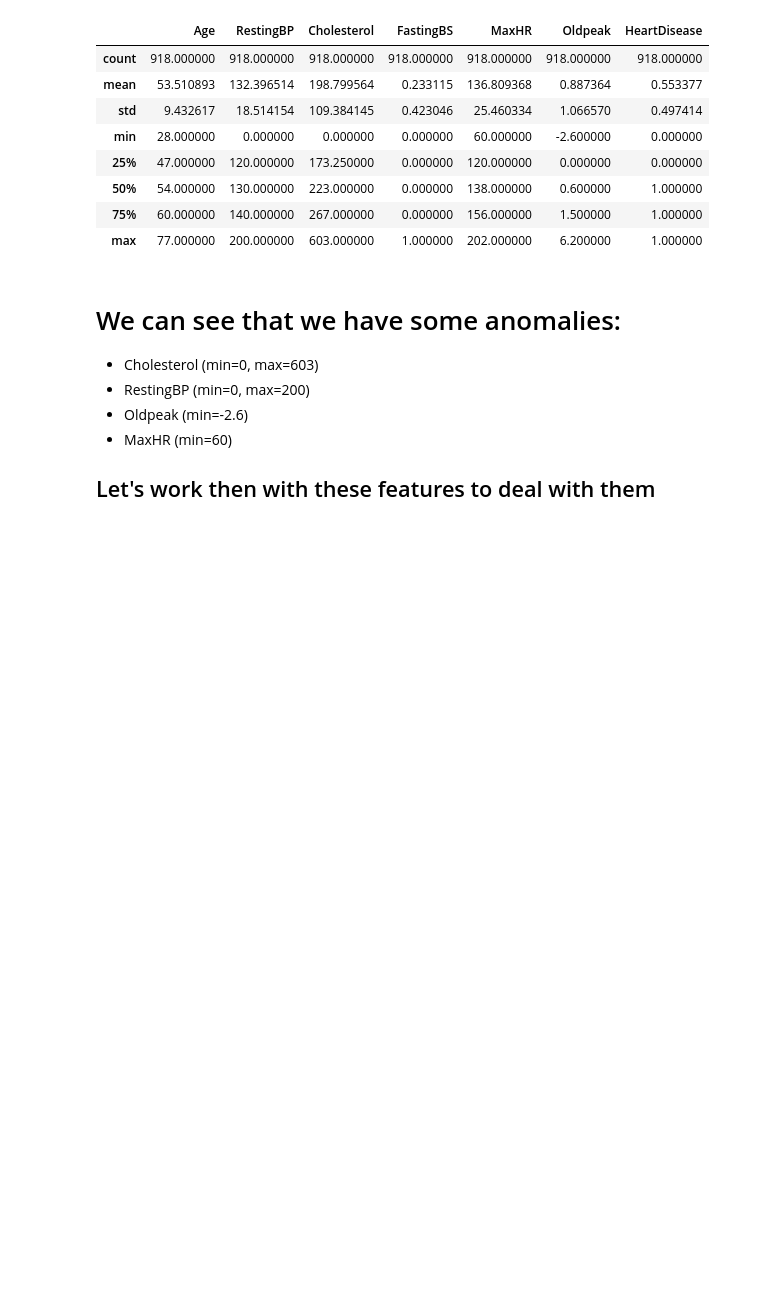
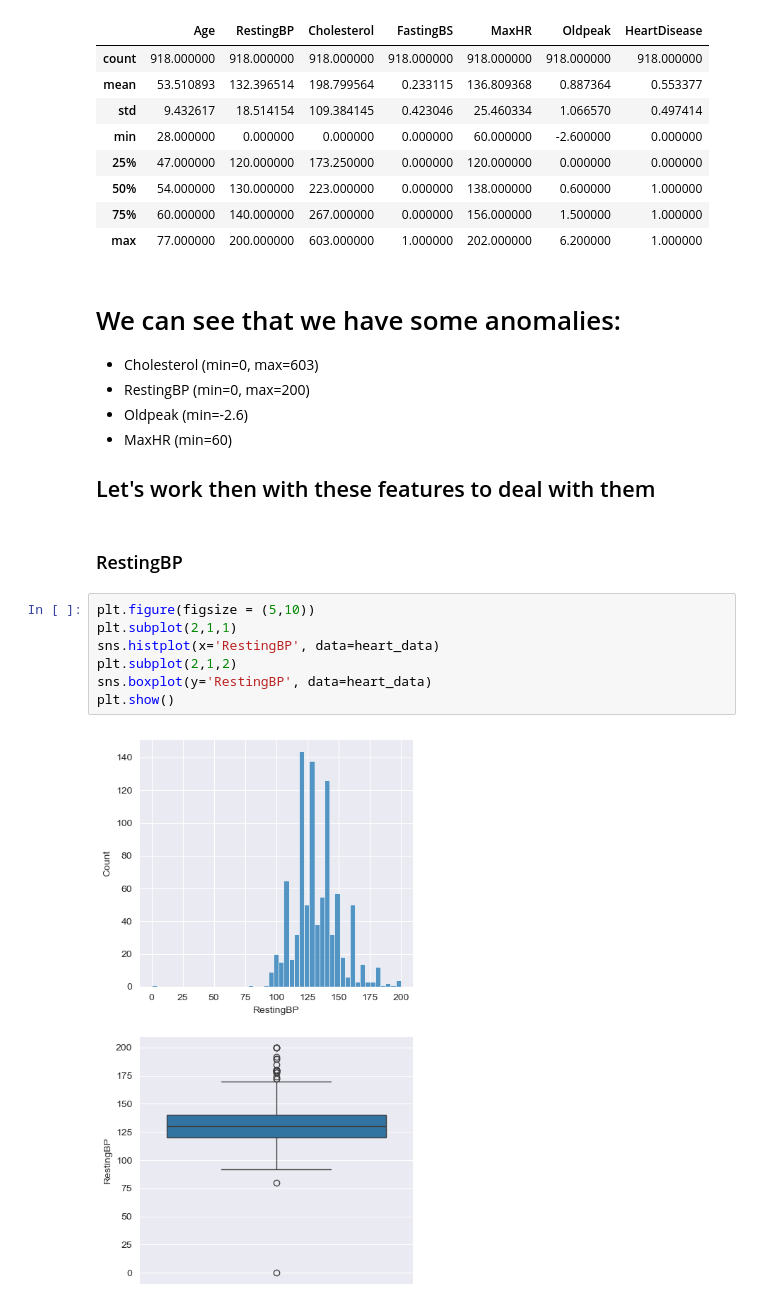
Before and after one commit to Sanjouk/IA01-Project, a Jupyter notebook: src/project.ipynb, the cells around one changed output. Drawn from its saved outputs; the diff is of its cells as text; blank space fills up the shorter version.

```diff
--- a/src/project.ipynb
+++ b/src/project.ipynb
@@ -84,3 +84,14 @@ heart_data.describe()
   - MaxHR (min=60)
 
 ## Let's work then with these features to deal with them
+# %% [markdown]
+### RestingBP
+# %%
+plt.figure(figsize = (5,10))
+plt.subplot(2,1,1)
+sns.histplot(x='RestingBP', data=heart_data)
+plt.subplot(2,1,2)
+sns.boxplot(y='RestingBP', data=heart_data)
+plt.show()
+# %% [output]
+[figure, added]
```
Also changed, not shown: parts of 5 cells of this notebook.
